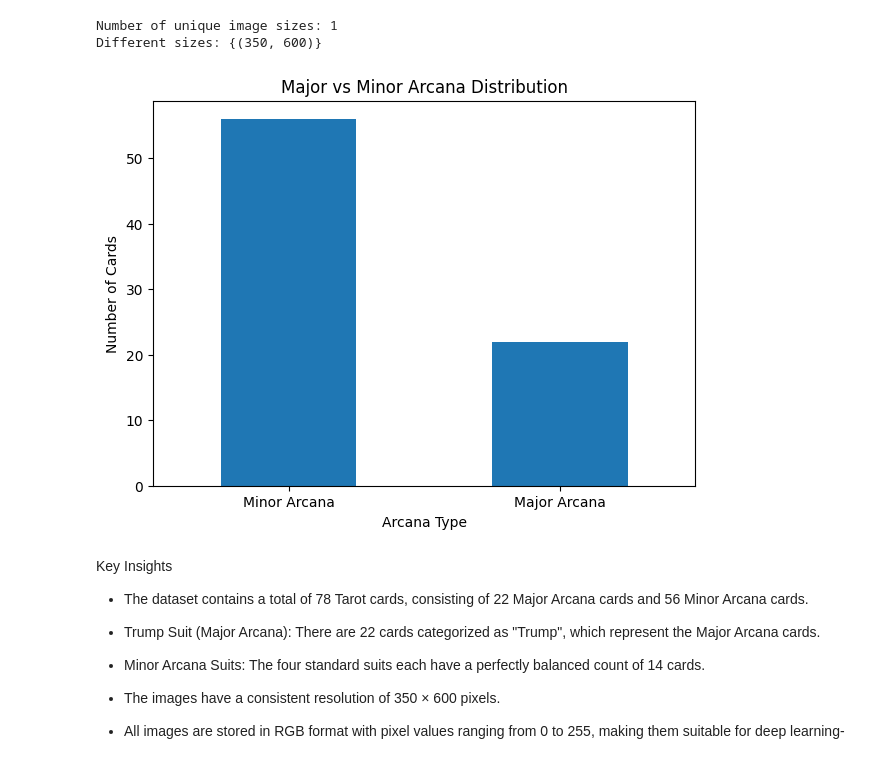
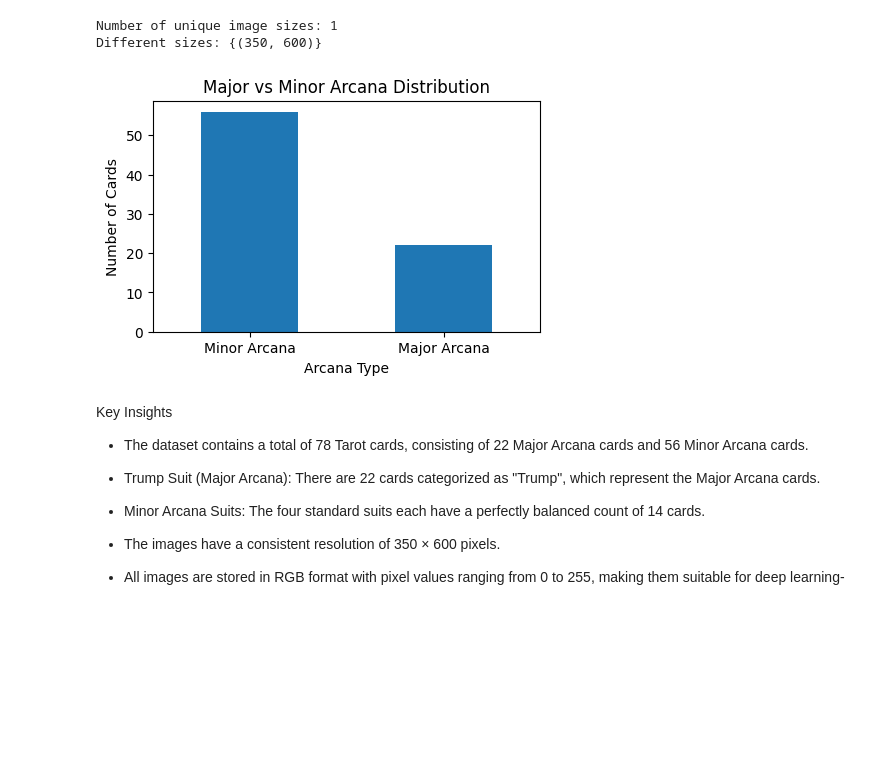
Before and after one commit to springboardmentor12233a-tech/Palmistry-Tarot-Intelligence-Platform, a Jupyter notebook: Tarot eda.ipynb, the cells around one changed output. Saved outputs shown, nothing was run; the diff lists cells and outputs as text; code cells hidden in the pictures; blank space fills up the shorter version.

```diff
--- a/Tarot eda.ipynb
+++ b/Tarot eda.ipynb
@@ -164,18 +164,18 @@ Different sizes: {(350, 600)}
 # %%
 import matplotlib.pyplot as plt
 
-plt.figure(figsize=(7,5))
+plt.figure(figsize=(5,3))
 
 df["arcana"].value_counts().plot(kind="bar")
 
 plt.title("Major vs Minor Arcana Distribution")
 plt.xlabel("Arcana Type")
 plt.ylabel("Number of Cards")
 plt.xticks(rotation=0)
 
 plt.show()
 # %% [output]
-[figure, old version]
+[figure, new version]
 # %% [markdown]
 Key Insights
 
```
Also changed, not shown: parts of 1 cell of this notebook.
